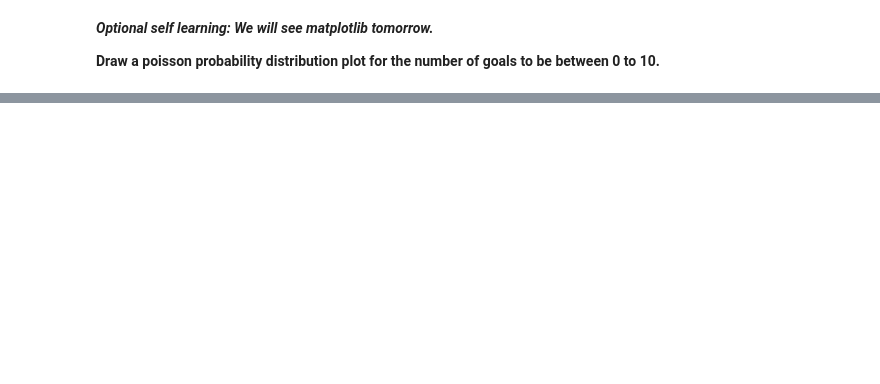
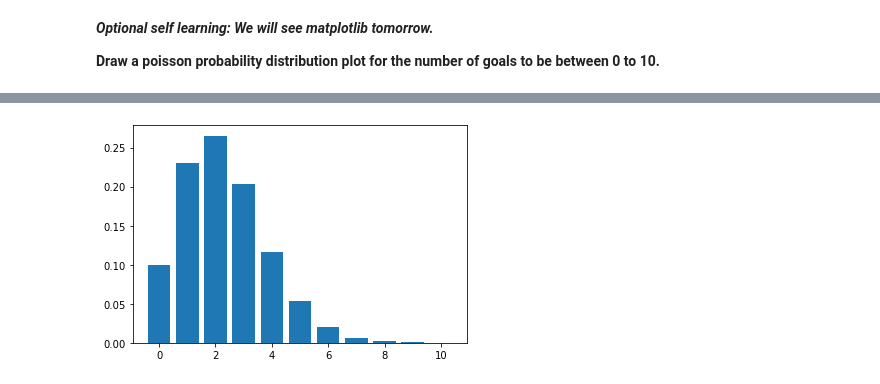
Before and after one commit to ta-data-remote/lab-discrete-probability-distribution, a Jupyter notebook: your-code/main.ipynb, the cells around one changed output, grey strips where cells are left out. Drawn from its saved outputs; the diff is of its cells as text; code cells hidden in the pictures; blank space fills up the shorter version.

```diff
--- a/your-code/main.ipynb
+++ b/your-code/main.ipynb
@@ -175,3 +241,8 @@ math.factorial(n) # n is the number you want to find the factorial of
 # %%
 import math
+import numpy as np
+mu= 2.3
+k= 5
+
+#pmf(k)=exp(-mu)*(mu^k/k!) = (e^(-mu)*mu^k)/k!
 #numpy.exp--for e or math.e
@@ -189,0 +267,3 @@ the probability that the number of goals scored in a match is 5 is : 0.053775025
+# %%
+r_values = list(range(0,11,1))
+r_values
@@ -189,0 +272,3 @@ the probability that the number of goals scored in a match is 5 is : 0.053775025
+# %%
+dist = [poisson.pmf(r, mu) for r in r_values ]
+dist
@@ -189,0 +287,5 @@ the probability that the number of goals scored in a match is 5 is : 0.053775025
+# %%
+plt.bar(r_values, dist)
+plt.show()
+# %% [output]
+[figure, added]
```
Also changed, not shown: parts of 29 cells of this notebook.
